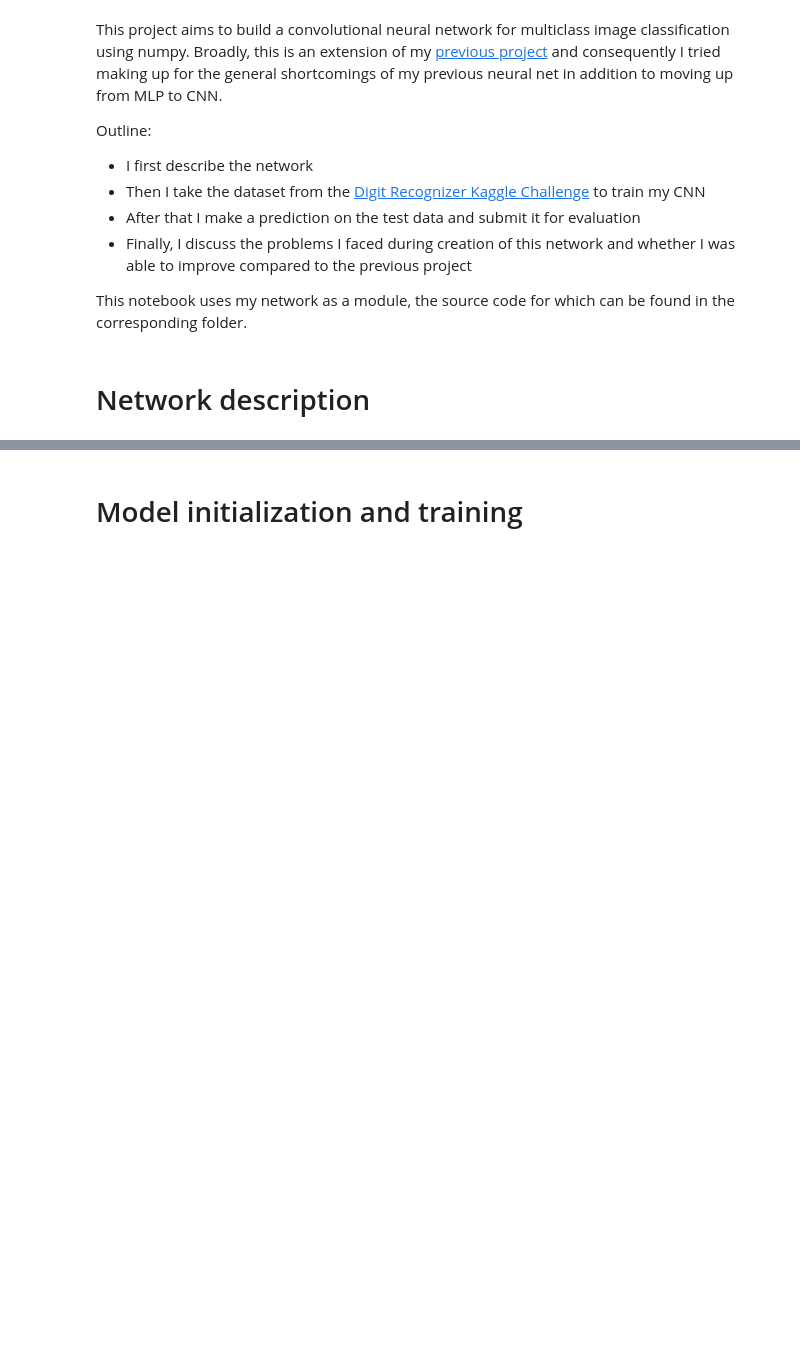
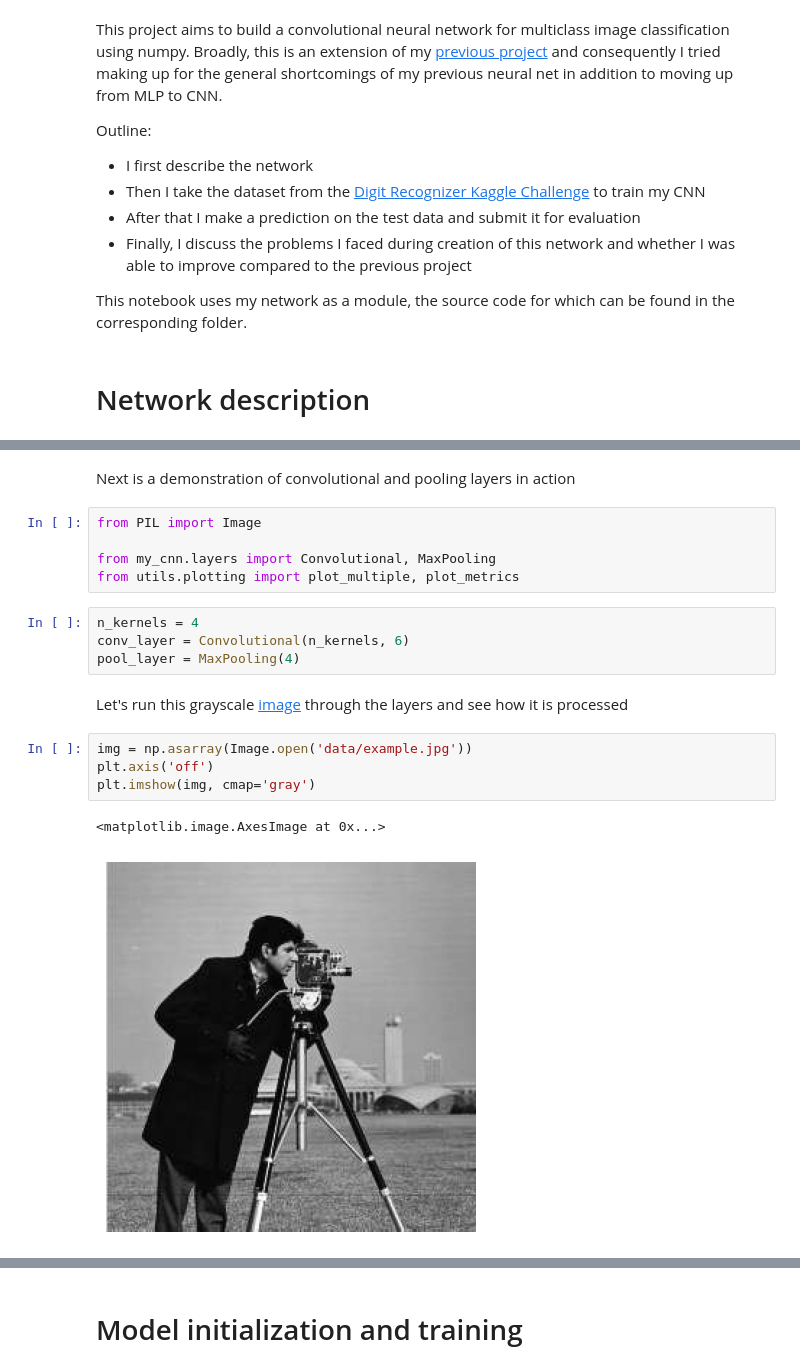
Before and after one commit to iliatarasov/convolutional-neural-network-on-MNIST-with-numpy, a Jupyter notebook: Convolutional neural network on MNIST.ipynb, the cells around one changed output, grey strips where cells are left out. Drawn from its saved outputs; the diff is of its cells as text; blank space fills up the shorter version.

```diff
--- a/Convolutional neural network on MNIST.ipynb
+++ b/Convolutional neural network on MNIST.ipynb
@@ -35,3 +36,23 @@ Linear layer:
 - activated with softmax
 
 Loss function is cross-entropy.
+# %% [markdown]
+Next is a demonstration of convolutional and pooling layers in action
+# %%
+from PIL import Image
+
+from my_cnn.layers import Convolutional, MaxPooling
+from utils.plotting import plot_multiple, plot_metrics
+# %%
+n_kernels = 4
+conv_layer = Convolutional(n_kernels, 6)
+pool_layer = MaxPooling(4)
+# %% [markdown]
+Let's run this grayscale [image](https://www.researchgate.net/profile/Rizwan-Usman-2/publication/266200280/figure/fig1/AS:392033165430784@1470479398065/Original-image-256x256.png) through the layers and see how it is processed
+# %%
+img = np.asarray(Image.open('data/example.jpg'))
+plt.axis('off')
+plt.imshow(img, cmap='gray')
+# %% [output]
+<matplotlib.image.AxesImage at 0x...>
+[figure, added]
```
Also changed, not shown: parts of 35 cells of this notebook, 1 other file.
